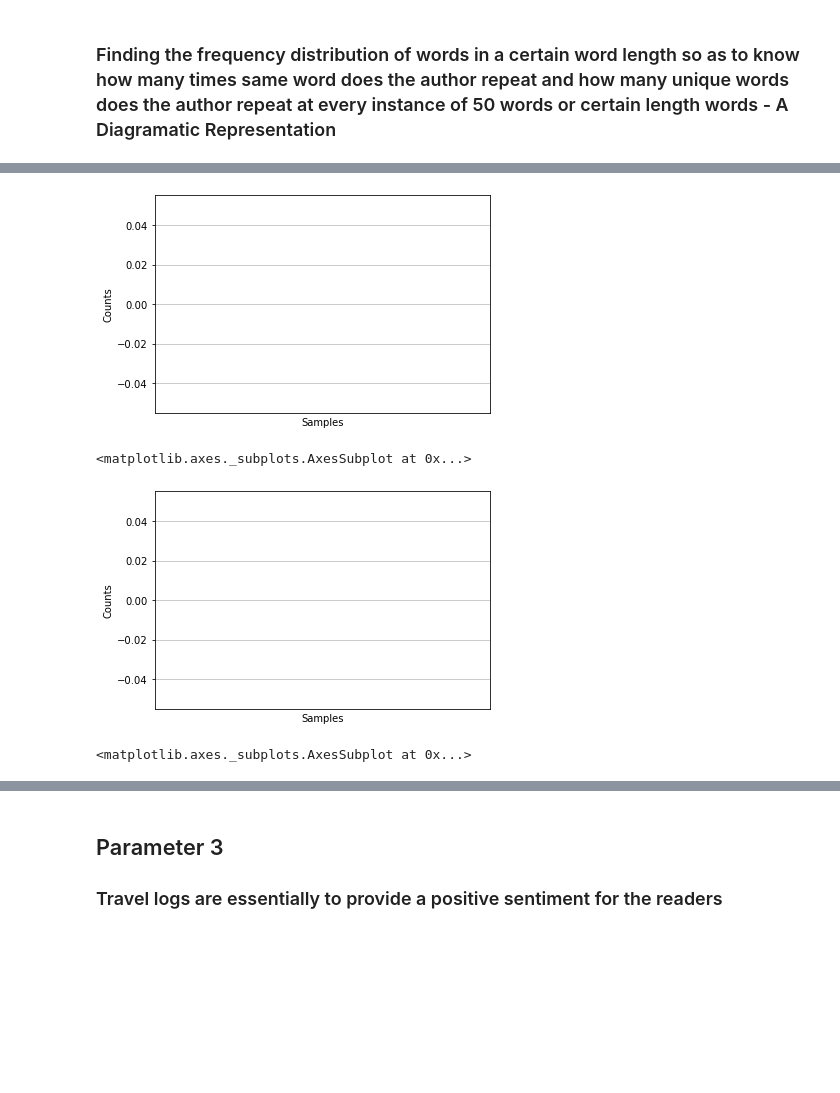
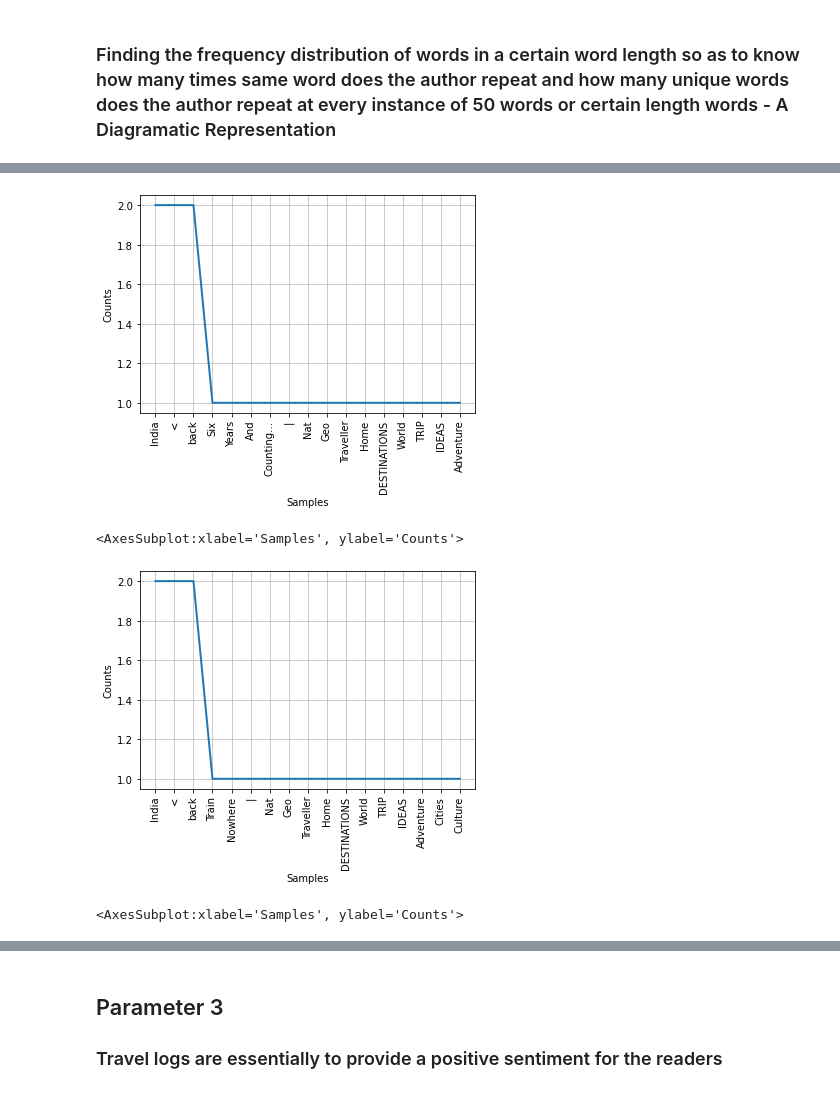
Before and after one commit to abphilip-vit/College4, a Jupyter notebook: Project/A1.ipynb, the cells around one changed output, grey strips where cells are left out. Saved outputs shown, nothing was run; the diff lists cells and outputs as text; code cells hidden in the pictures; blank space fills up the shorter version.

```diff
--- a/Project/A1.ipynb
+++ b/Project/A1.ipynb
@@ -153,13 +182,13 @@ Confidence:  0.1
 # %%
-fd = nltk.FreqDist(tokens1[1900:1950])
+fd = nltk.FreqDist(filtered_words1[0:20])
 fd.plot()
 # %% [output]
-[figure, old version]
+[figure, new version]
-<matplotlib.axes._subplots.AxesSubplot at 0x...>
+<AxesSubplot:xlabel='Samples', ylabel='Counts'>
 # %%
-fd = nltk.FreqDist(tokens2[1900:1950])
+fd = nltk.FreqDist(filtered_words2[0:20])
 fd.plot()
 # %% [output]
-[figure, old version]
+[figure, new version]
-<matplotlib.axes._subplots.AxesSubplot at 0x...>
+<AxesSubplot:xlabel='Samples', ylabel='Counts'>
 # %%
```
Also changed, not shown: parts of 13 cells of this notebook.
